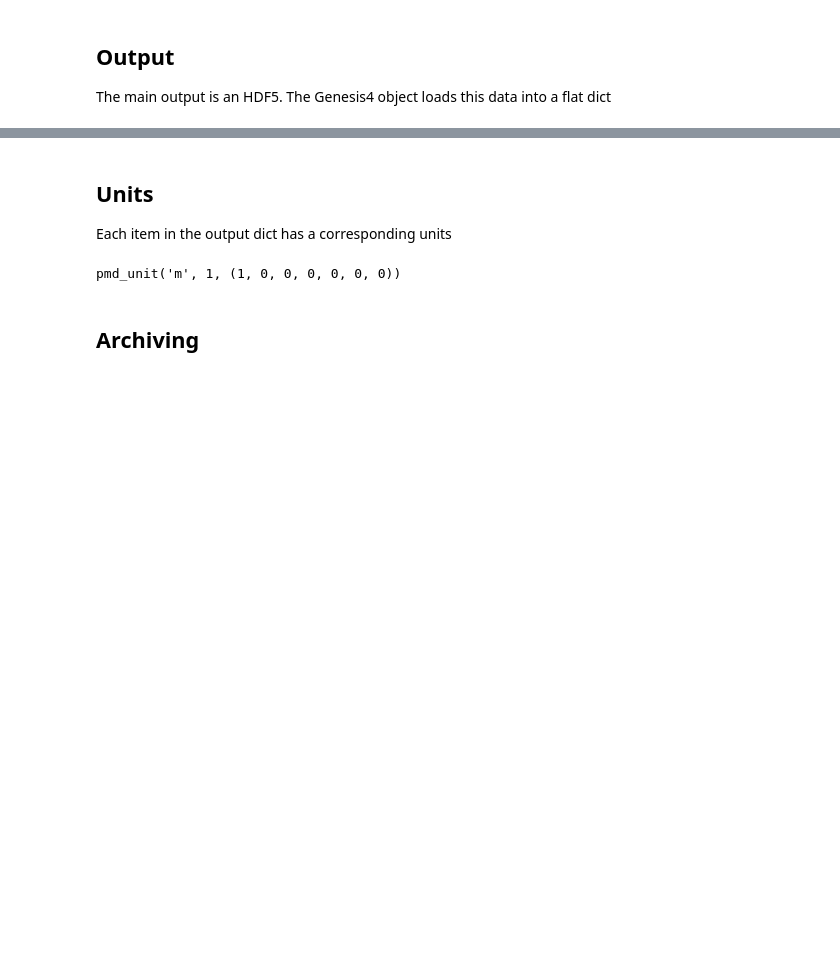
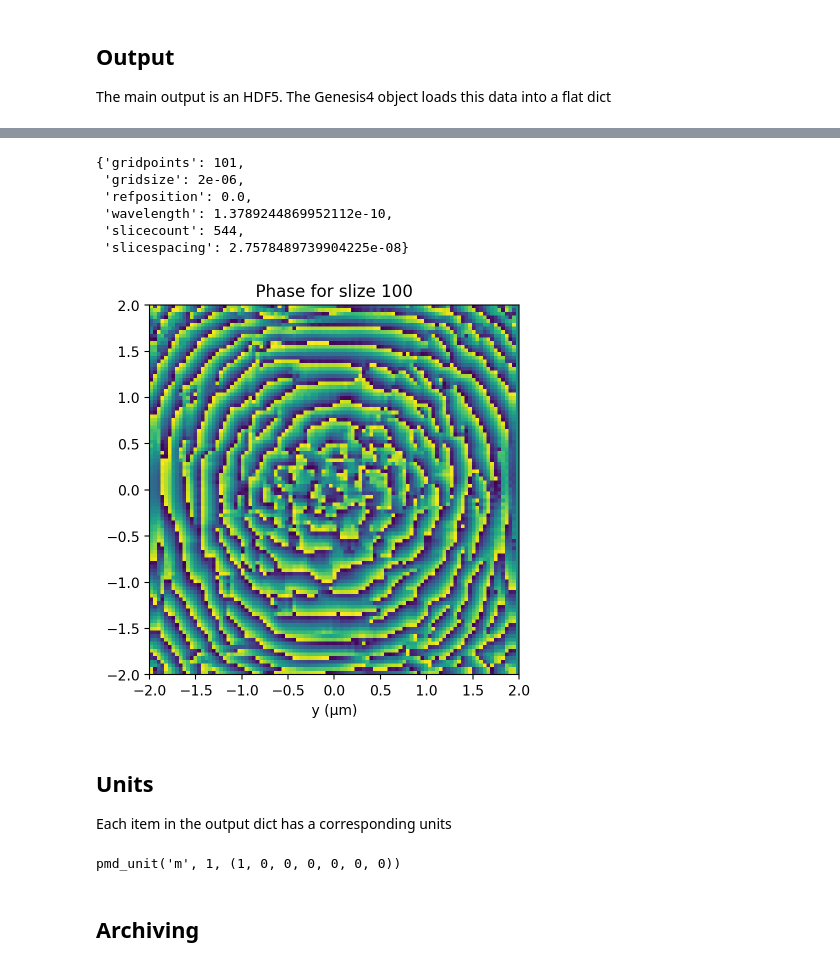
Before and after one commit to slaclab/lume-genesis, a Jupyter notebook: docs/examples/genesis4/genesis4_example.ipynb, the cells around one changed output, grey strips where cells are left out. Drawn from its saved outputs; the diff is of its cells as text; code cells hidden in the pictures; blank space fills up the shorter version.

```diff
--- a/docs/examples/genesis4/genesis4_example.ipynb
+++ b/docs/examples/genesis4/genesis4_example.ipynb
@@ -77,3 +139,25 @@ dict_keys(['run_info', 'outfile', 'Beam/LSCfield', 'Beam/alphax', 'Beam/alphay',
+# %%
+param
+# %% [output]
+{'gridpoints': 101,
+ 'gridsize': 2e-06,
+ 'refposition': 0.0,
+ 'wavelength': 1.3789244869952112e-10,
+ 'slicecount': 544,
+ 'slicespacing': 2.7578489739904225e-08}
+# %%
+def plot_slice(i=0):
+
+    dat = np.angle(dfl[:,:,i])
+
+    dx = param['gridsize']*1e6
+    plt.xlabel('x (µm)')
+    plt.xlabel('y (µm)')
+    plt.title(f'Phase for slize {i}')
+    plt.imshow(dat.T, origin='lower', extent=[-dx,dx,-dx,dx])
+plot_slice(i=100)
+# %% [output]
+[figure, added]
 # %% [markdown]
 ## Units
 
```
Also changed, not shown: parts of 24 cells of this notebook, 3 other files.
